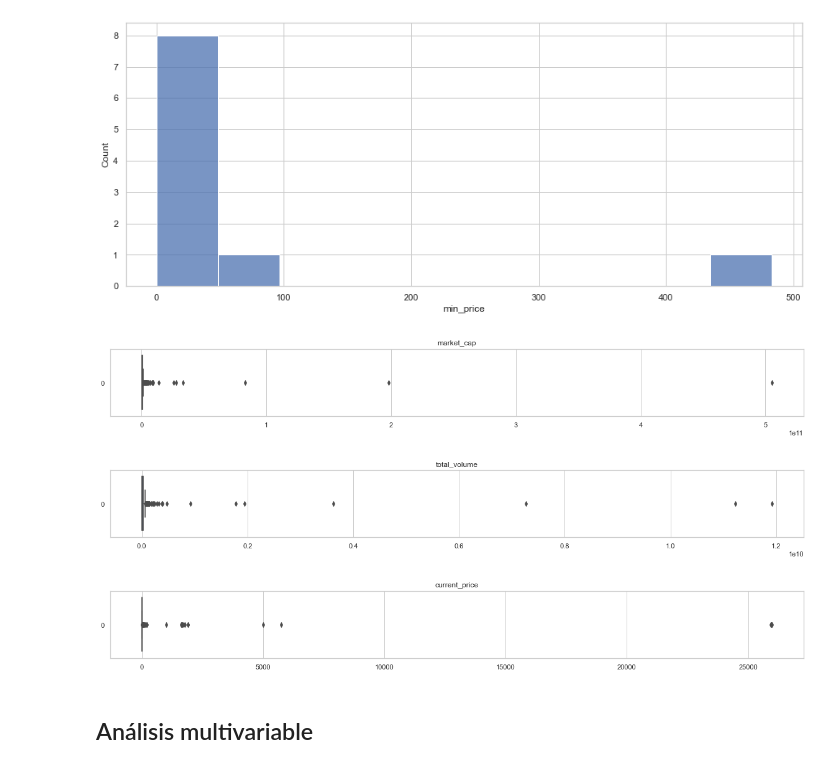
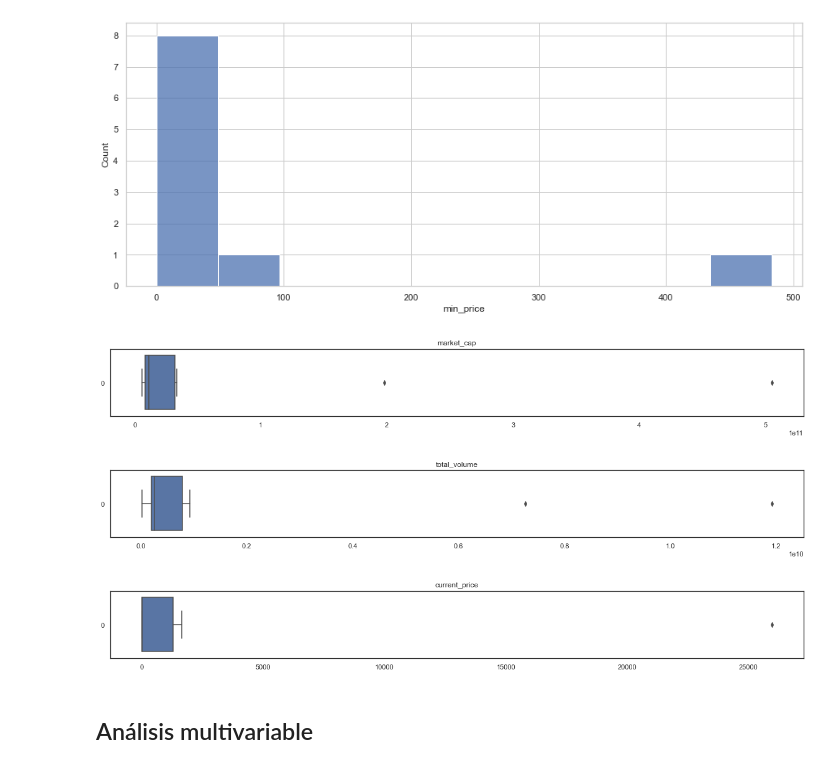
Before and after one commit to Galo0000/Analitics_Proyect_Cryptocurrency, a Jupyter notebook: EDA.ipynb, the cells around one changed output. Cells and saved outputs as stored; diff of their text form; code cells hidden in the pictures.

```diff
--- a/EDA.ipynb
+++ b/EDA.ipynb
@@ -270,17 +270,17 @@ def boxplot(data):
     plt.title(data.name)
     plt.show()
 # %%
-boxplot(df_global['market_cap'])
+boxplot(df_top10_coins['market_cap'])
 # %% [output]
-[figure, old version]
+[figure, new version]
 # %%
-boxplot(df_global['total_volume'])
+boxplot(df_top10_coins['total_volume'])
 # %% [output]
-[figure, old version]
+[figure, new version]
 # %%
-boxplot(df_global['current_price'])
+boxplot(df_top10_coins['current_price'])
 # %% [output]
-[figure, old version]
+[figure, new version]
 # %% [markdown]
 ## Análisis multivariable
 # %%
```
Also changed, not shown: 2 other files.
